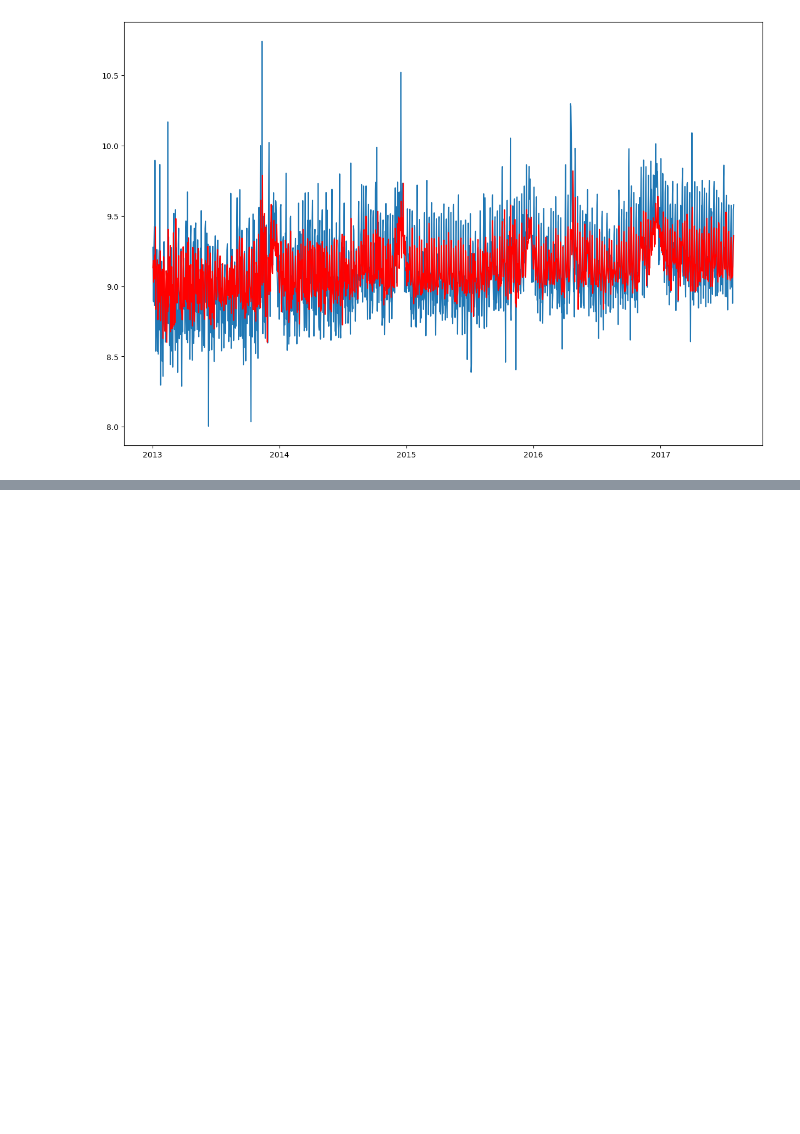
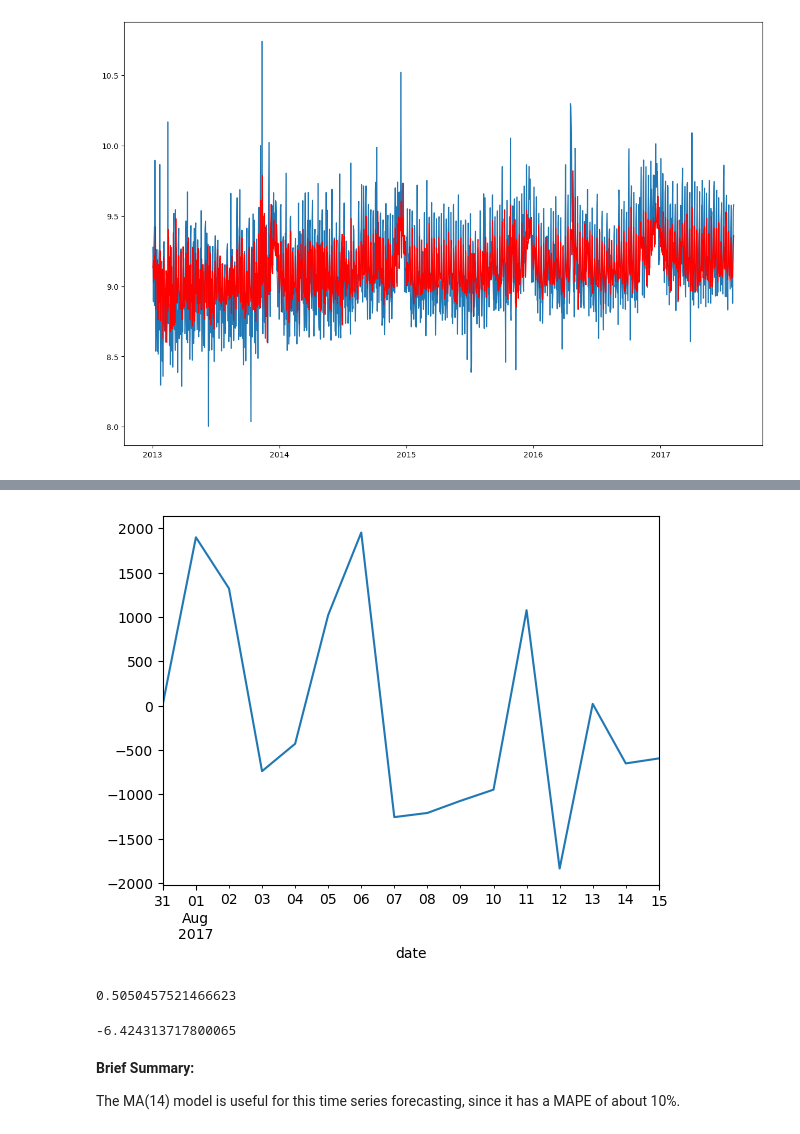
Before and after one commit to zxie9/Capstone-Project-Two, a Jupyter notebook: Notebooks/4. Pre-Processing and ARIMA Model.ipynb, the cells around one changed output, grey strips where cells are left out. Saved outputs shown, nothing was run; the diff lists cells and outputs as text; code cells hidden in the pictures; blank space fills up the shorter version.

```diff
--- a/Notebooks/4. Pre-Processing and ARIMA Model.ipynb
+++ b/Notebooks/4. Pre-Processing and ARIMA Model.ipynb
@@ -418,0 +461,27 @@ Name: sales, dtype: float64
+# %%
+# Residual = actual - predicted
+y_resid = y_true - y_pred
+y_resid.plot()
+plt.show()
+# %% [output]
+[figure, added]
+# %%
+# R-Squared
+SS_resid = sum( (y_resid)**2 )
+SS_total = sum( (y_true - np.mean(y_true))**2 )
+R2 = 1 - SS_resid/SS_total
+R2
+# %% [output]
+0.5050457521466623
+# %%
+# Adjusted R-Squared
+n = len(y_true)
+k = 14+1 #number of parameters
+R2_ajust = 1 - (SS_resid/(n-k)) / (SS_total/(n-1))
+R2_ajust
+# %% [output]
+-6.424313717800065
+# %% [markdown]
+**Brief Summary:**
+
+The MA(14) model is useful for this time series forecasting, since it has a MAPE of about 10%.
```
Also changed, not shown: parts of 21 cells of this notebook.
